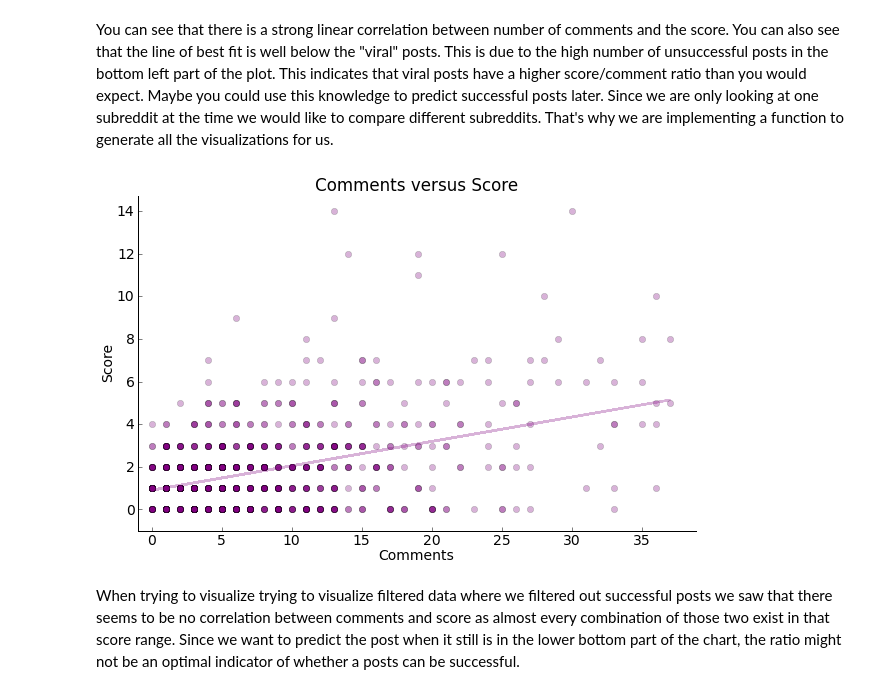
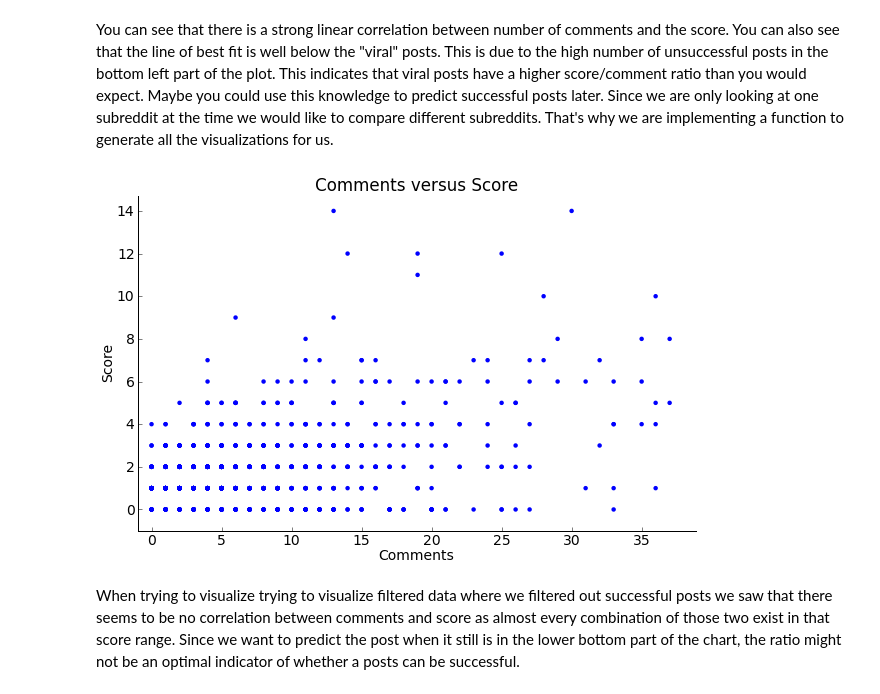
Before and after one commit to jaysayre/preddicted, a Jupyter notebook: datavisualization.ipynb, the cells around one changed output. Saved outputs shown, nothing was run; the diff lists cells and outputs as text; code cells hidden in the pictures.

```diff
--- a/datavisualization.ipynb
+++ b/datavisualization.ipynb
@@ -145,17 +145,18 @@ Since we are only looking at one subreddit at the time we would like to compare
 # %%
 askreddithot_filtered = askreddithot[askreddithot['comments'] < 40]
 askreddithot_filtered = askreddithot_filtered[askreddithot_filtered['score'] < 15]
 
-m_fit,b_fit = plt2.polyfit(askreddithot_filtered.comments, askreddithot_filtered.score, 1)
-plt2.plot(askreddithot_filtered.comments, askreddithot_filtered.score, 'yo', askreddithot_filtered.comments, m_fit*askreddithot_filtered.comments+b_fit, color='purple', alpha=0.3)
+#m_fit,b_fit = plt2.polyfit(askreddithot_filtered.comments, askreddithot_filtered.score, 1)
+#plt2.plot(askreddithot_filtered.comments, askreddithot_filtered.score, 'yo', askreddithot_filtered.comments, m_fit*askreddithot_filtered.comments+b_fit, color='purple', alpha=0.3)
+plt.scatter(askreddithot_filtered.comments, askreddithot_filtered.score, alpha=)
 plt.title("Comments versus Score")
 plt.xlabel("Comments")
 plt.ylabel("Score")
 plt.xlim(-1, max(askreddithot_filtered.comments) * 1.05)
 plt.ylim(-1, max(askreddithot_filtered.score) * 1.05 )
 remove_border()
 # %% [output]
-[figure, old version]
+[figure, new version]
 # %% [markdown]
 When trying to visualize trying to visualize filtered data where we filtered out successful posts we saw that there seems to be no correlation between comments and score as almost every combination of those two exist in that score range. Since we want to predict the post when it still is in the lower bottom part of the chart, the ratio might not be an optimal indicator of whether a posts can be successful.
 # %%
```
